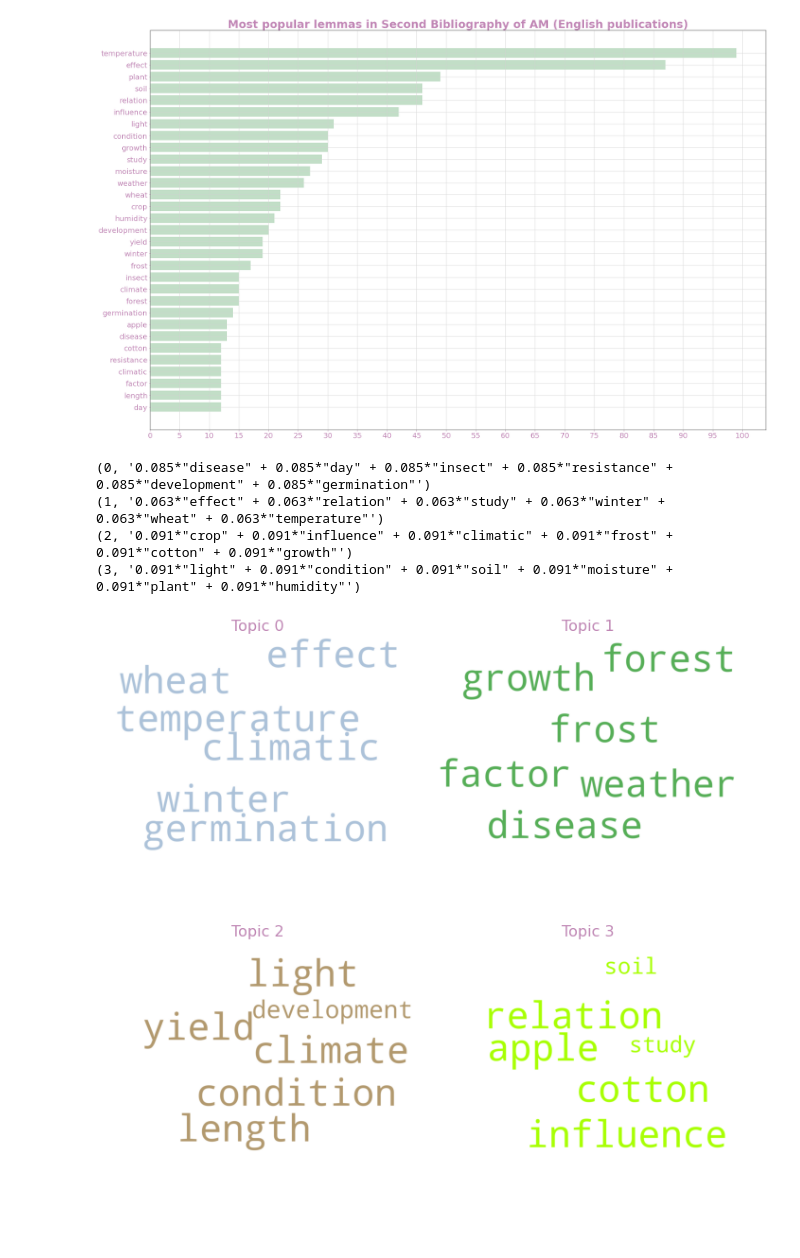
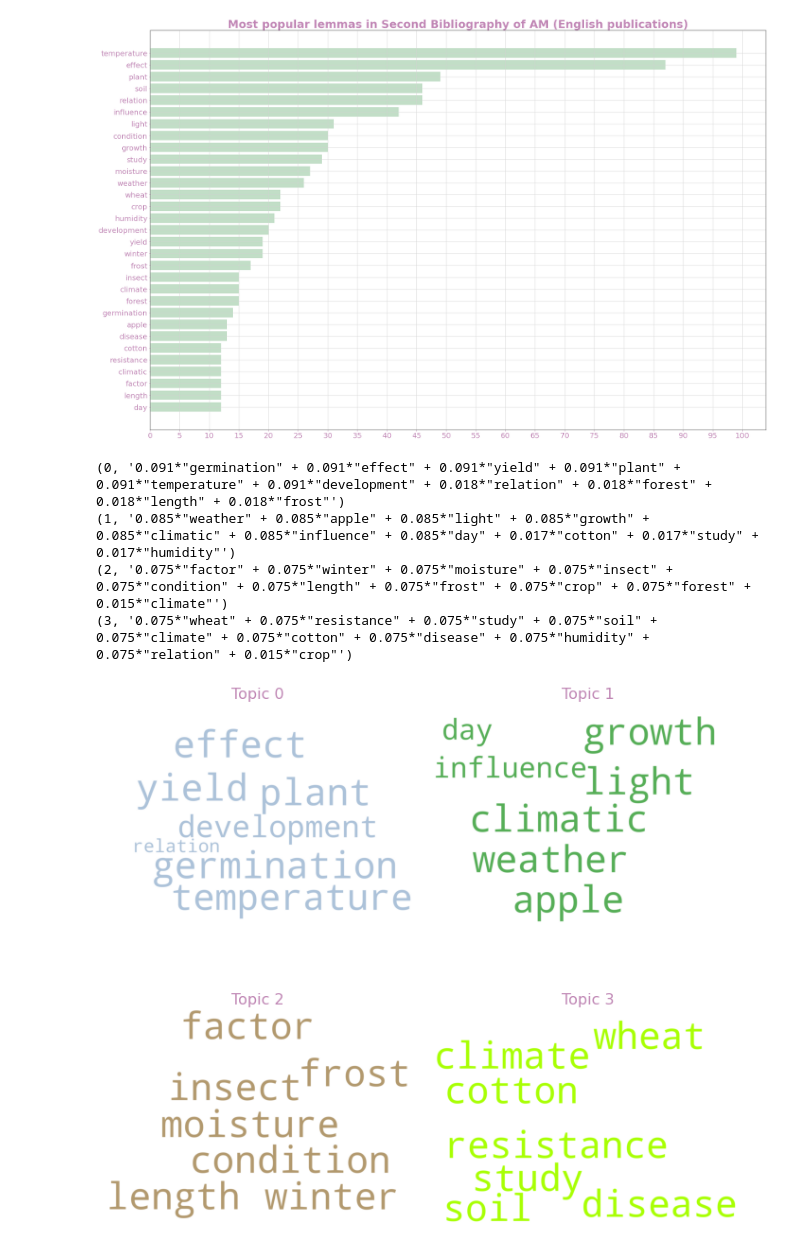
Before and after one commit to GParolini/colabs_am_bib, a Jupyter notebook: 2Bib_data_analysis.ipynb, the cells around one changed output. Saved outputs shown, nothing was run; the diff lists cells and outputs as text; code cells hidden in the pictures; blank space fills up the shorter version.

```diff
--- a/2Bib_data_analysis.ipynb
+++ b/2Bib_data_analysis.ipynb
@@ -472,16 +472,16 @@ corpus = [dictionary.doc2bow(text) for text in texts]
 
 
 
-model = models.ldamodel.LdaModel(corpus, num_topics=4, id2word=dictionary, passes=15)
+model = models.ldamodel.LdaModel(corpus, num_topics=4, id2word=dictionary, passes=30)
 
-topics = model.print_topics(num_words=6)
+topics = model.print_topics(num_words=10)
 for topic in topics:
     print(topic)
 # %% [output]
-(0, '0.085*"disease" + 0.085*"day" + 0.085*"insect" + 0.085*"resistance" + 0.085*"development" + 0.085*"germination"')
-(1, '0.063*"effect" + 0.063*"relation" + 0.063*"study" + 0.063*"winter" + 0.063*"wheat" + 0.063*"temperature"')
-(2, '0.091*"crop" + 0.091*"influence" + 0.091*"climatic" + 0.091*"frost" + 0.091*"cotton" + 0.091*"growth"')
-(3, '0.091*"light" + 0.091*"condition" + 0.091*"soil" + 0.091*"moisture" + 0.091*"plant" + 0.091*"humidity"')
+(0, '0.091*"germination" + 0.091*"effect" + 0.091*"yield" + 0.091*"plant" + 0.091*"temperature" + 0.091*"development" + 0.018*"relation" + 0.018*"forest" + 0.018*"length" + 0.018*"frost"')
+(1, '0.085*"weather" + 0.085*"apple" + 0.085*"light" + 0.085*"growth" + 0.085*"climatic" + 0.085*"influence" + 0.085*"day" + 0.017*"cotton" + 0.017*"study" + 0.017*"humidity"')
+(2, '0.075*"factor" + 0.075*"winter" + 0.075*"moisture" + 0.075*"insect" + 0.075*"condition" + 0.075*"length" + 0.075*"frost" + 0.075*"crop" + 0.075*"forest" + 0.015*"climate"')
+(3, '0.075*"wheat" + 0.075*"resistance" + 0.075*"study" + 0.075*"soil" + 0.075*"climate" + 0.075*"cotton" + 0.075*"disease" + 0.075*"humidity" + 0.075*"relation" + 0.015*"crop"')
 # %%
 #Generation of wordclouds for each topic
 
@@ -489,32 +489,32 @@ cols = [color for name, color in mcolors.XKCD_COLORS.items()]
 
 cloud = WordCloud(
                   background_color='white',
                   width=2500,
                   height=1800,
-                  max_words=6,
+                  max_words=7,
                   colormap='tab10',
                   color_func=lambda *args, **kwargs: cols[i],
                   prefer_horizontal=1.0)
 
 topics = model.show_topics(formatted=False)
 
 fig, axes = plt.subplots(2, 2, figsize=(10,10), sharex=True, sharey=True)
 
 for i, ax in enumerate(axes.flatten()):
     fig.add_subplot(ax)
     topic_words = dict(topics[i][1])
     cloud.generate_from_frequencies(topic_words, max_font_size=300)
     plt.gca().imshow(cloud)
     plt.gca().set_title('Topic ' + str(i), fontdict=dict(size=16), color="#bf86b4")
     plt.gca().axis('off')
 
 
 plt.subplots_adjust(wspace=0, hspace=0)
 plt.axis('off')
 plt.margins(x=0, y=0)
 plt.tight_layout()
 
 #save to file
 plt.savefig("word_clouds_topics_2Bib")
 # %% [output]
-[figure, old version]
+[figure, new version]
```
